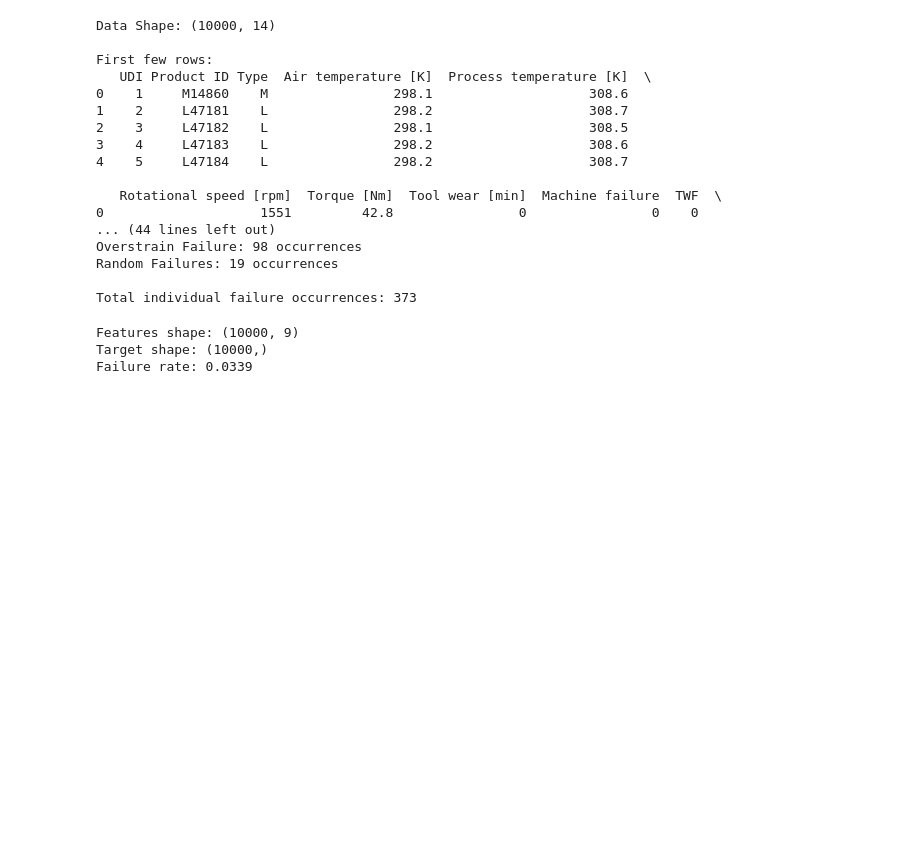
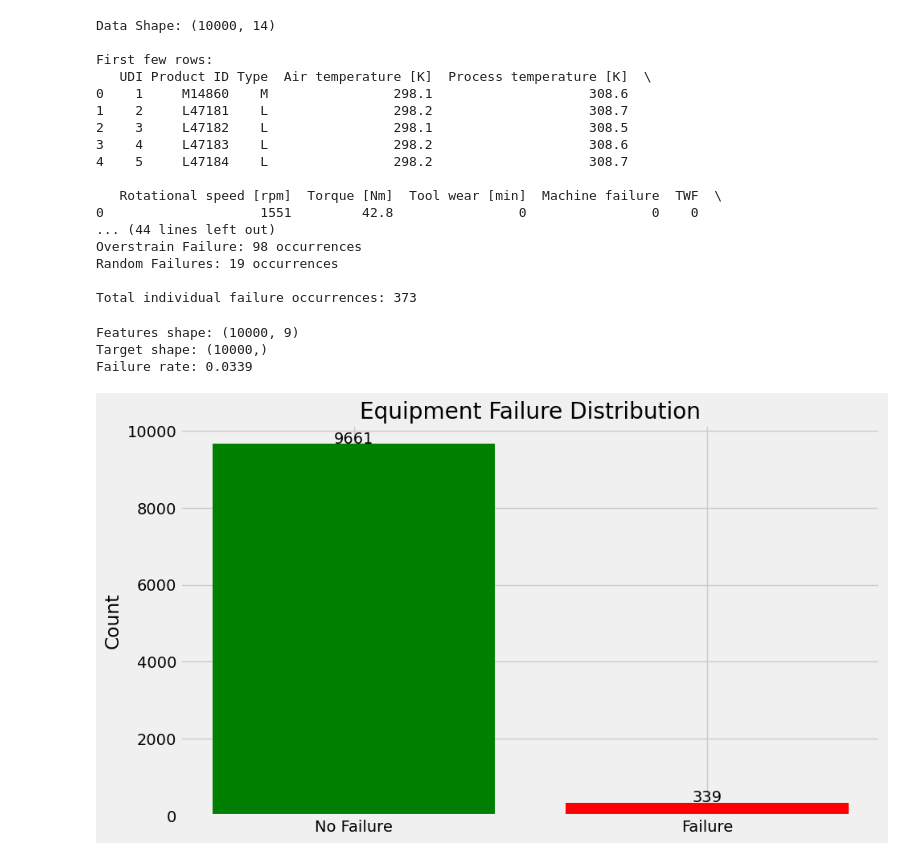
Before and after one commit to MiltonTMuzhanye/Predictive_maintenance_system, a Jupyter notebook: Predictive_maintainance.ipynb, the cells around one changed output. Cells and saved outputs as stored; diff of their text form; code cells hidden in the pictures; blank space fills up the shorter version.

```diff
--- a/Predictive_maintainance.ipynb
+++ b/Predictive_maintainance.ipynb
@@ -90,3 +92,98 @@ print(f"Failure rate: {y.mean():.4f}")
 Features shape: (10000, 9)
 Target shape: (10000,)
 Failure rate: 0.0339
+# %%
+# Failure distribution
+plt.figure(figsize=(10, 6))
+failure_counts = y.value_counts()
+plt.bar(['No Failure', 'Failure'], failure_counts.values, color=['green', 'red'])
+plt.title('Equipment Failure Distribution')
+plt.ylabel('Count')
+for i, v in enumerate(failure_counts.values):
+    plt.text(i, v + 20, str(v), ha='center')
+plt.show()
+
+print(f"Failure rate: {y.mean()*100:.2f}% (highly imbalanced)")
+
+# Feature correlations with failure
+correlations = X.corrwith(y).abs().sort_values(ascending=False)
+top_correlations = correlations.head(8)
+
+plt.figure(figsize=(12, 6))
+top_correlations.plot(kind='bar', color='orange')
+plt.title('Feature Correlation with Equipment Failure')
+plt.ylabel('Absolute Correlation')
+plt.xticks(rotation=45)
+plt.tight_layout()
+plt.show()
+
+print("Top correlations with failure:")
+for feature, corr in top_correlations.head(5).items():
+    print(f"{feature}: {corr:.4f}")
+
+# Feature distributions by failure status
+fig, axes = plt.subplots(2, 2, figsize=(15, 10))
+
+# Tool wear
+axes[0, 0].hist(X[y == 0]['Tool wear [min]'], bins=30, alpha=0.7, label='No Failure', color='green')
+axes[0, 0].hist(X[y == 1]['Tool wear [min]'], bins=30, alpha=0.7, label='Failure', color='red')
+axes[0, 0].set_title('Tool Wear Distribution by Failure Status')
+axes[0, 0].set_xlabel('Tool Wear (minutes)')
+axes[0, 0].set_ylabel('Count')
+axes[0, 0].legend()
+
+# Rotational speed
+axes[0, 1].hist(X[y == 0]['Rotational speed [rpm]'], bins=30, alpha=0.7, label='No Failure', color='green')
+axes[0, 1].hist(X[y == 1]['Rotational speed [rpm]'], bins=30, alpha=0.7, label='Failure', color='red')
+axes[0, 1].set_title('Rotational Speed Distribution by Failure Status')
+axes[0, 1].set_xlabel('Rotational Speed (RPM)')
+axes[0, 1].set_ylabel('Count')
+axes[0, 1].legend()
+
+# Torque
+axes[1, 0].hist(X[y == 0]['Torque [Nm]'], bins=30, alpha=0.7, label='No Failure', color='green')
+axes[1, 0].hist(X[y == 1]['Torque [Nm]'], bins=30, alpha=0.7, label='Failure', color='red')
+axes[1, 0].set_title('Torque Distribution by Failure Status')
+axes[1, 0].set_xlabel('Torque (Nm)')
+axes[1, 0].set_ylabel('Count')
+axes[1, 0].legend()
+
+# Power
+axes[1, 1].hist(X[y == 0]['Power'], bins=30, alpha=0.7, label='No Failure', color='green')
+axes[1, 1].hist(X[y == 1]['Power'], bins=30, alpha=0.7, label='Failure', color='red')
+axes[1, 1].set_title('Power Distribution by Failure Status')
+axes[1, 1].set_xlabel('Power')
+axes[1, 1].set_ylabel('Count')
+axes[1, 1].legend()
+
+plt.tight_layout()
+plt.show()
+
+plt.figure(figsize=(12, 6))
+
+failure_columns = ['TWF', 'HDF', 'PWF', 'OSF', 'RNF']
+failure_mapping = {
+    'TWF': 'Tool Wear Failure',
+    'HDF': 'Heat Dissipation Failure',
+    'PWF': 'Power Failure',
+    'OSF': 'Overstrain Failure',
+    'RNF': 'Random Failures'
+}
+
+failure_type_counts = {}
+for col in failure_columns:
+    failure_type_counts[failure_mapping[col]] = data[data[col] == 1].shape[0]
+
+plt.bar(failure_type_counts.keys(), failure_type_counts.values(), color='red')
+plt.title('Distribution of Individual Failure Types')
+plt.xlabel('Failure Type')
+plt.ylabel('Count')
+plt.xticks(rotation=45)
+plt.tight_layout()
+plt.show()
+
+print("Individual failure type counts:")
+for failure_type, count in failure_type_counts.items():
+    print(f"{failure_type}: {count}")
+# %% [output]
+[figure, added]
```
Also changed, not shown: parts of 3 cells of this notebook.
